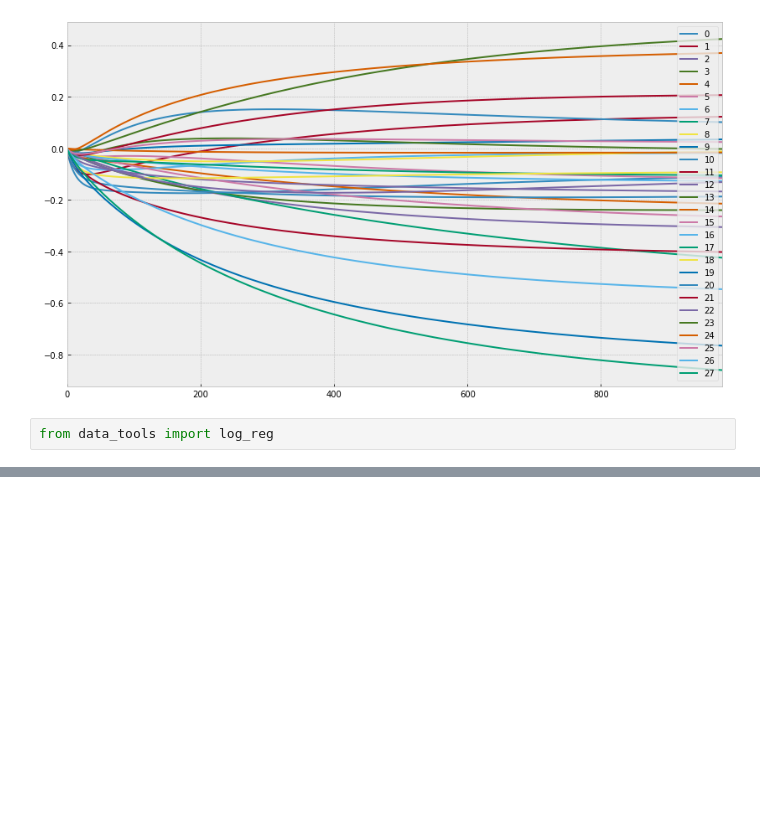
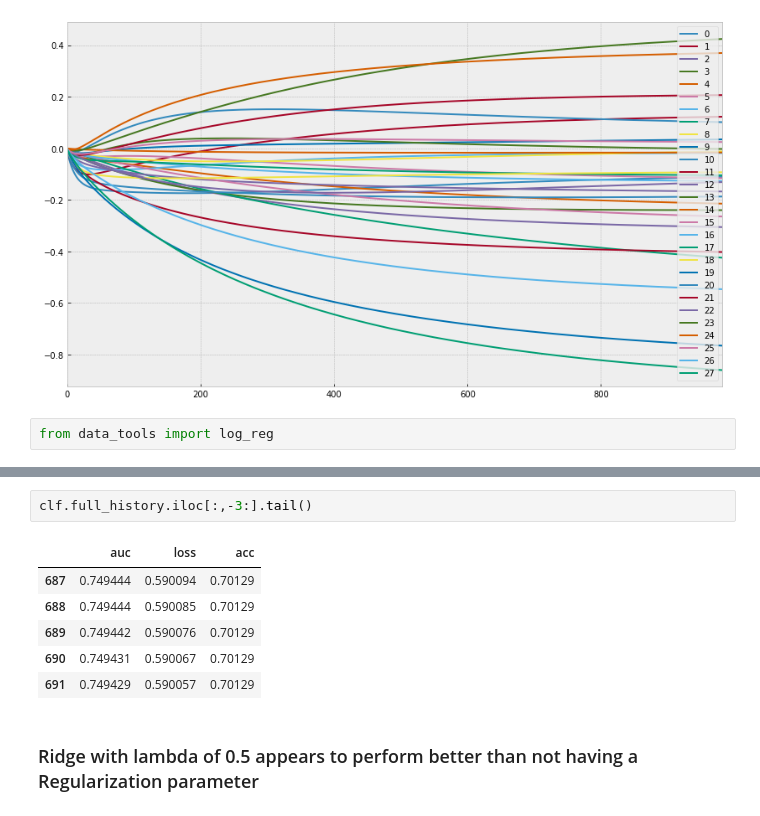
Before and after one commit to MichaelNormandyGavin/contraceptive, a Jupyter notebook: Contraceptive Study Classification.ipynb, the cells around one changed output, grey strips where cells are left out. Saved outputs shown, nothing was run; the diff lists cells and outputs as text; blank space fills up the shorter version.

```diff
--- a/Contraceptive Study Classification.ipynb
+++ b/Contraceptive Study Classification.ipynb
@@ -840,0 +895,11 @@ array([ -72.5,  -93. ,   19.5,   27. ,    9. ,  -30. , -113.5,    9. ,
+# %%
+clf.full_history.iloc[:,-3:].tail()
+# %% [output]
+|  | auc | loss | acc |
+| 687 | 0.749444 | 0.590094 | 0.70129 |
+| 688 | 0.749444 | 0.590085 | 0.70129 |
+| 689 | 0.749442 | 0.590076 | 0.70129 |
+| 690 | 0.749431 | 0.590067 | 0.70129 |
+| 691 | 0.749429 | 0.590057 | 0.70129 |
+# %% [markdown]
+### Ridge with lambda of 0.5 appears to perform better than not having a Regularization parameter
```
Also changed, not shown: parts of 16 cells of this notebook, 1 other file.
